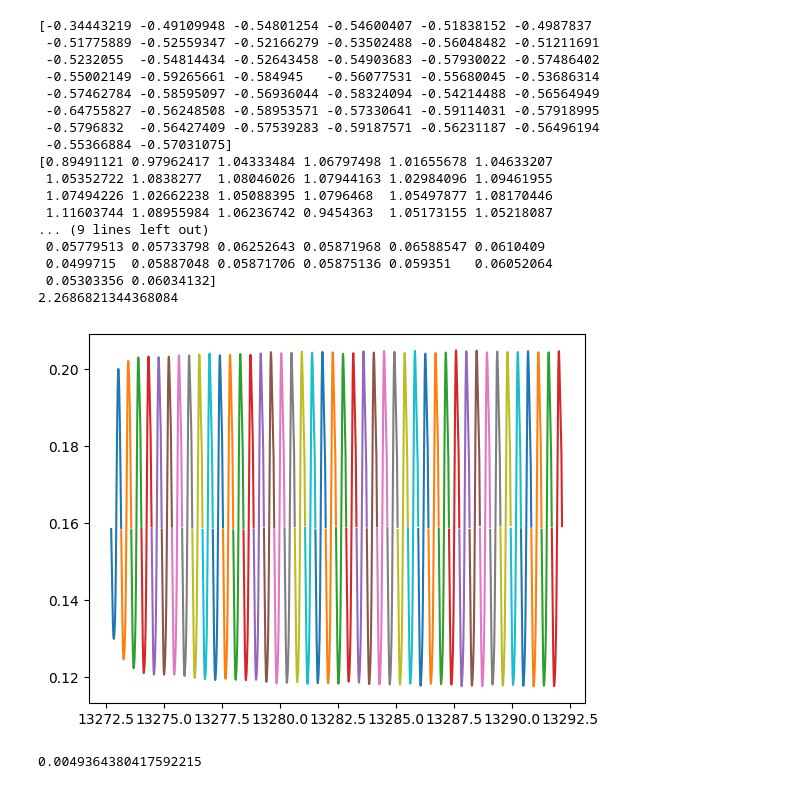
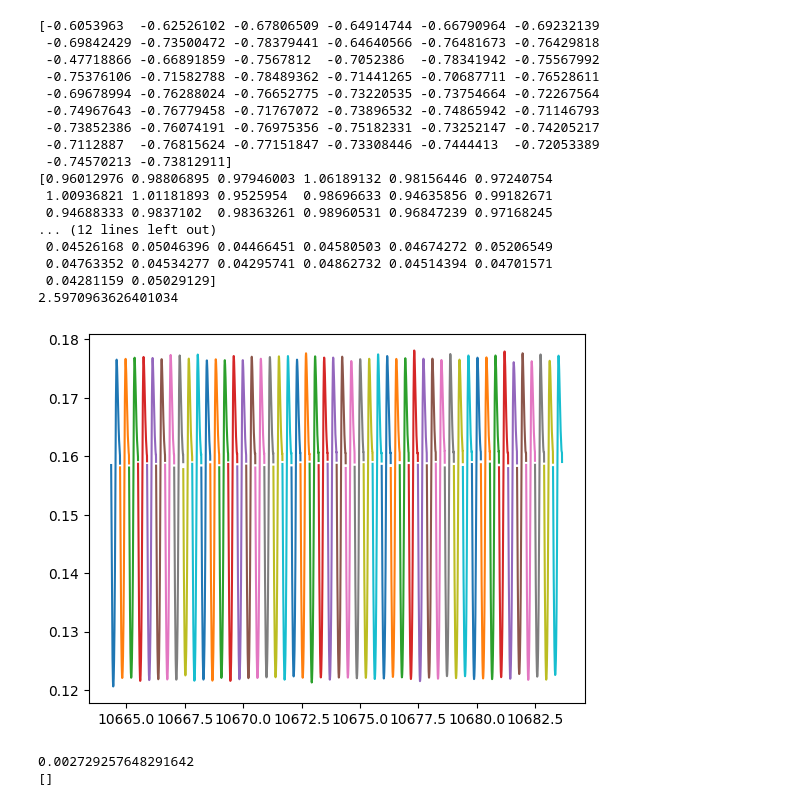
Before and after one commit to JGSuw/hsa_hopper_control, a Jupyter notebook: notebooks/hop_analysis.ipynb, the cells around one changed output. Saved outputs shown, nothing was run; the diff lists cells and outputs as text; code cells hidden in the pictures.

Commit message:
updates to hsa_hopper package sources and added new notebook for computing control policies

```diff
--- a/notebooks/hop_analysis.ipynb
+++ b/notebooks/hop_analysis.ipynb
@@ -4,9 +4,14 @@ import pandas as pd
 import yaml
 from matplotlib import pyplot as plt
 import os
-
-experiment_folder = '/home/joseph/workspaces/hsa_hopper/hsa_hopper_control/data/hsa_wood_1300g/2024-05-22_1716338090'
-# experiment_folder = '/home/joseph/workspaces/hsa_hopper/hsa_hopper_control/data/no_hsa_wood_1300g/2024-05-15_1715733932'
+# experiment_folder = '/home/joseph/workspaces/hsa_hopper/hsa_hopper_control/data/no_hsa_wood_1300g/2024-06-12_1718162368'
+# experiment_folder = '/home/joseph/workspaces/hsa_hopper/hsa_hopper_control/data/hsa_wood_1300g/godtest'
+# experiment_folder = '/home/joseph/workspaces/hsa_hopper/hsa_hopper_control/data/hsa_wood_1500g/godtest'
+# experiment_folder = '/home/joseph/workspaces/hsa_hopper/hsa_hopper_control/data/hsa_wood_1700g/godtest'
+experiment_folder = '/home/joseph/workspaces/hsa_hopper/hsa_hopper_control/data/no_hsa_wood_2300g/2024-06-12_1718162787'
+# experiment_folder = '/home/joseph/workspaces/hsa_hopper/hsa_hopper_control/data/hsa_wood_2300g/godtest'
+# experiment_folder = '/home/joseph/workspaces/hsa_hopper/hsa_hopper_control/data/hsa_wood_1900g/godtest'
+# experiment_folder = '/home/joseph/workspaces/hsa_hopper/hsa_hopper_control/data/hsa_wood_2100g/godtest'
 with open(os.path.join(experiment_folder, 'experiment_config.yaml'), 'r') as f:
     experiment_config = yaml.load(f,yaml.Loader)
 with open(os.path.join(experiment_folder, 'hardware_config.yaml'), 'r') as f:
@@ -26,55 +31,56 @@ ati_measurements = pd.read_csv(os.path.join(experiment_folder, 'ati_measurements
 # %%
 initial_velocity = np.zeros(len(hops))
 final_velocity = np.zeros(len(hops))
 hop_height = np.zeros(len(hops))
 hop_period = np.zeros(len(hops))
 for i,hop in enumerate(hops):
     t = hop['t_s'].to_numpy()
     y = hop['y'].to_numpy()
     mode = hop['mode'].to_numpy()
     plt.plot(t,y)
     initial_velocity[i] = (y[1]-y[0])/(t[1]-t[0])
     j = next(j for j, m in enumerate(mode) if m==1)
-    final_velocity[i] = (y[j+1]-y[j])/(t[j+1]-t[j])
+    final_velocity[i] = .5*(y[j+1]-y[j])/(t[j+1]-t[j]) + .5*(y[j]-y[j-1])/(t[j]-t[j-1])
     hop_height[i] = final_velocity[i]**2 / (2*9.81)
     hop_period[i] = t[-1]-t[0]
 print(initial_velocity)
 print(final_velocity)
 print(hop_height)
 print(1/np.average(hop_period))
 # %% [output]
-[-0.34443219 -0.49109948 -0.54801254 -0.54600407 -0.51838152 -0.4987837
- -0.51775889 -0.52559347 -0.52166279 -0.53502488 -0.56048482 -0.51211691
- -0.5232055  -0.54814434 -0.52643458 -0.54903683 -0.57930022 -0.57486402
- -0.55002149 -0.59265661 -0.584945   -0.56077531 -0.55680045 -0.53686314
- -0.57462784 -0.58595097 -0.56936044 -0.58324094 -0.54214488 -0.56564949
- -0.64755827 -0.56248508 -0.58953571 -0.57330641 -0.59114031 -0.57918995
- -0.5796832  -0.56427409 -0.57539283 -0.59187571 -0.56231187 -0.56496194
- -0.55366884 -0.57031075]
-[0.89491121 0.97962417 1.04333484 1.06797498 1.01655678 1.04633207
- 1.05352722 1.0838277  1.08046026 1.07944163 1.02984096 1.09461955
- 1.07494226 1.02662238 1.05088395 1.0796468  1.05497877 1.08170446
- 1.11603744 1.08955984 1.06236742 0.9454363  1.05173155 1.05218087
-... (9 lines left out)
- 0.05779513 0.05733798 0.06252643 0.05871968 0.06588547 0.0610409
- 0.0499715  0.05887048 0.05871706 0.05875136 0.059351   0.06052064
- 0.05303356 0.06034132]
-2.2686821344368084
+[-0.6053963  -0.62526102 -0.67806509 -0.64914744 -0.66790964 -0.69232139
+ -0.69842429 -0.73500472 -0.78379441 -0.64640566 -0.76481673 -0.76429818
+ -0.47718866 -0.66891859 -0.7567812  -0.7052386  -0.78341942 -0.75567992
+ -0.75376106 -0.71582788 -0.78489362 -0.71441265 -0.70687711 -0.76528611
+ -0.69678994 -0.76288024 -0.76652775 -0.73220535 -0.73754664 -0.72267564
+ -0.74967643 -0.76779458 -0.71767072 -0.73896532 -0.74865942 -0.71146793
+ -0.73852386 -0.76074191 -0.76975356 -0.75182331 -0.73252147 -0.74205217
+ -0.7112887  -0.76815624 -0.77151847 -0.73308446 -0.7444413  -0.72053389
+ -0.74570213 -0.73812911]
+[0.96012976 0.98806895 0.97946003 1.06189132 0.98156446 0.97240754
+ 1.00936821 1.01181893 0.9525954  0.98696633 0.94635856 0.99182671
+ 0.94688333 0.9837102  0.98363261 0.98960531 0.96847239 0.97168245
+... (12 lines left out)
+ 0.04526168 0.05046396 0.04466451 0.04580503 0.04674272 0.05206549
+ 0.04763352 0.04534277 0.04295741 0.04862732 0.04514394 0.04701571
+ 0.04281159 0.05029129]
+2.5970963626401034
-[figure, old version]
+[figure, new version]
 # %%
 hop_avg = np.average(hop_height)
 hop_std = np.std(hop_height)
 print(hop_std)
 
 # filter outliers
-# outliers = [i for i,h in enumerate(hop_height) if (h-hop_avg)**2 > (3*hop_std)**2]
-outliers = []
-# print(outliers)
+outliers = [i for i,h in enumerate(hop_height) if h < .04 or h > .06 or np.any(np.diff(hops[i]['t_s']) > .01)]
 # outliers = []
+print(outliers)
+hops = [h for i,h in enumerate(hops) if i not in outliers]
 hop_height = np.array([h for i, h in enumerate(hop_height) if i not in outliers])
 hop_energy = np.array([E for i,E in enumerate(energy.hop_energy.to_numpy()) if i not in outliers])
 # %% [output]
-0.0049364380417592215
+0.002729257648291642
+[]
 # %%
 # Calculate the height-normalized energy consumption
 normalized_energy = np.average(hop_energy)/np.average(hop_height)
```
Also changed, not shown: parts of 10 cells of this notebook, 3 other files.
